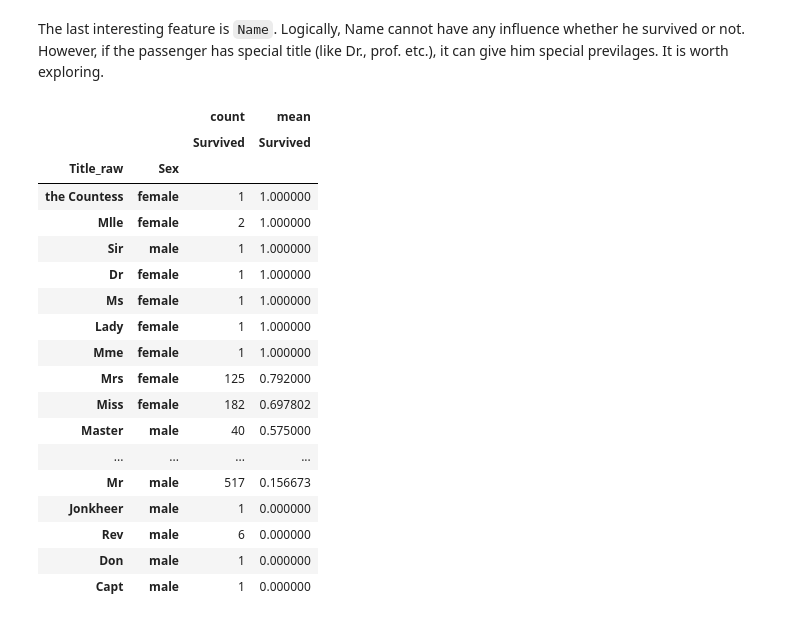
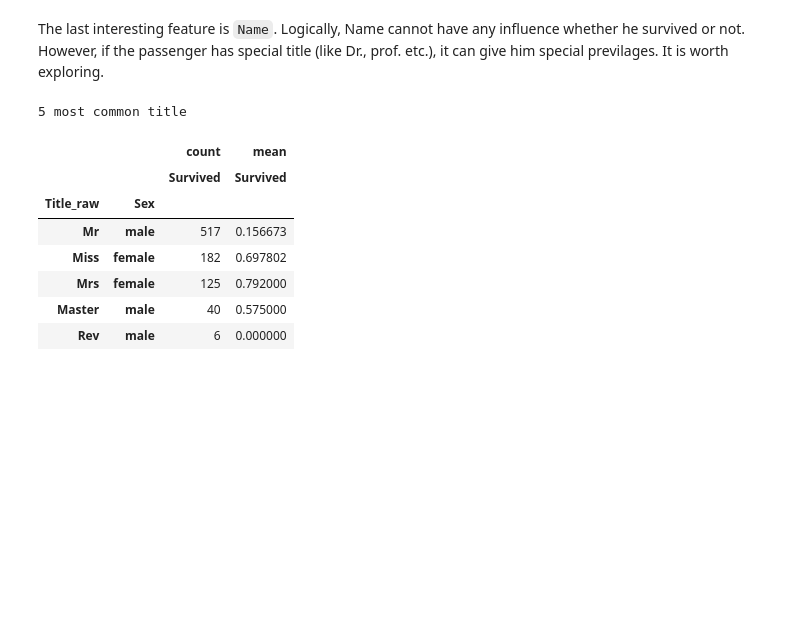
Before and after one commit to pandya6988/my_first_fastpage, a Jupyter notebook: _notebooks/2022-09-11-feature_engineering.ipynb, the cells around one changed output. Cells and saved outputs as stored; diff of their text form; code cells hidden in the pictures; blank space fills up the shorter version.

```diff
--- a/_notebooks/2022-09-11-feature_engineering.ipynb
+++ b/_notebooks/2022-09-11-feature_engineering.ipynb
@@ -339,26 +339,16 @@ Titanic dataset has 681 unique ticket values out of 891 values with 0 NaN value.
 The last interesting feature is `Name`. Logically, Name cannot have any influence whether he survived or not. However, if the passenger has special title (like Dr., prof. etc.), it can give him special previlages. It is worth exploring.
 # %%
 # collapse
-
+print("5 most common title")
 titanic['Title_raw'] = titanic.Name.apply(lambda x: x.split(',')[1].split('.')[0].strip())
-titanic.pivot_table('Survived', index=['Title_raw', 'Sex'], aggfunc=['count', 'mean']).sort_values([( 'mean', 'Survived')], ascending=False)
+titanic.pivot_table('Survived', index=['Title_raw', 'Sex'], aggfunc=['count', 'mean']).sort_values([( 'count', 'Survived')], ascending=False)[:5]
 # %% [output]
+5 most common title
 |  |  | count | mean |
 |  |  | Survived | Survived |
 | Title_raw | Sex |  |  |
-| the Countess | female | 1 | 1.000000 |
-| Mlle | female | 2 | 1.000000 |
-| Sir | male | 1 | 1.000000 |
-| Dr | female | 1 | 1.000000 |
-| Ms | female | 1 | 1.000000 |
-| Lady | female | 1 | 1.000000 |
-| Mme | female | 1 | 1.000000 |
+| Mr | male | 517 | 0.156673 |
+| Miss | female | 182 | 0.697802 |
 | Mrs | female | 125 | 0.792000 |
-| Miss | female | 182 | 0.697802 |
 | Master | male | 40 | 0.575000 |
-| ... | ... | ... | ... |
-| Mr | male | 517 | 0.156673 |
-| Jonkheer | male | 1 | 0.000000 |
 | Rev | male | 6 | 0.000000 |
-| Don | male | 1 | 0.000000 |
-| Capt | male | 1 | 0.000000 |
```
Also changed, not shown: 1 other file.
